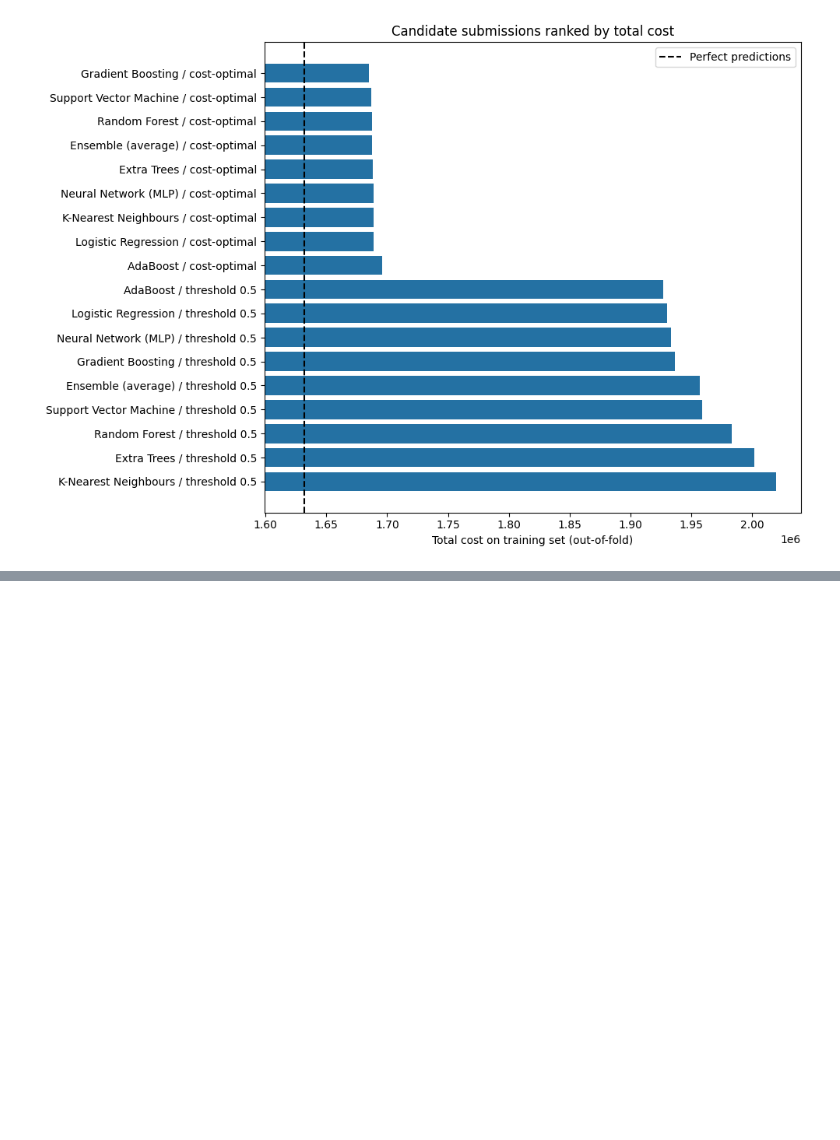
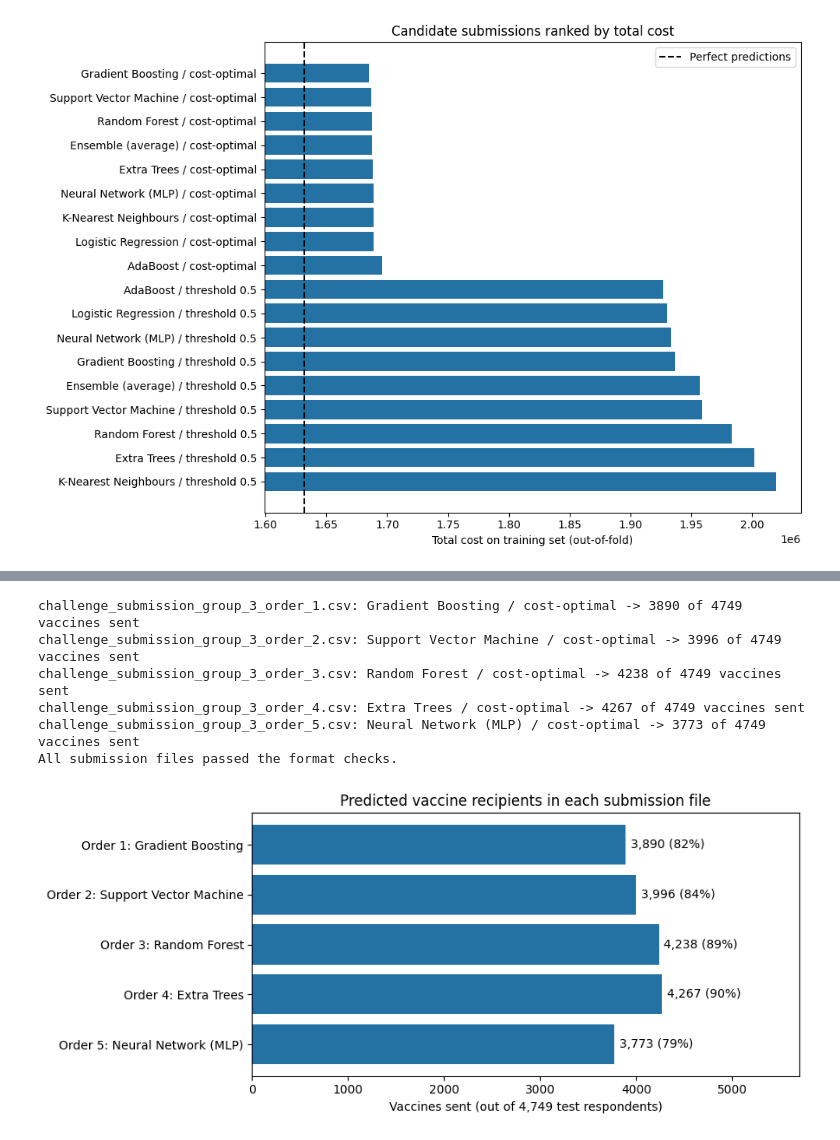
Before and after one commit to UH-HACKATHON-TEAMN/Hackathon-Town-C, a Jupyter notebook: lokesh.ipynb, the cells around one changed output, grey strips where cells are left out. Drawn from its saved outputs; the diff is of its cells as text; code cells hidden in the pictures; blank space fills up the shorter version.

```diff
--- a/lokesh.ipynb
+++ b/lokesh.ipynb
@@ -755,0 +760,68 @@ plt.show()
+# %%
+# ==========================================
+# 7. SUBMISSION FILES
+# ==========================================
+
+GROUP_NUMBER = 3   # <<< check this is your group number
+
+# Refit every tuned model on the full training data
+final_models = {name: clone(model).fit(X, y) for name, model in best_models.items()}
+
+test_proba = {name: m.predict_proba(X_test)[:, 1] for name, m in final_models.items()}
+test_proba["Ensemble (average)"] = np.mean(
+    [test_proba[n] for n in final_models], axis=0
+)
+
+# One submission per model: the five cheapest models, each with its cheaper decision rule
+top5 = (cost_df[cost_df["Model"].isin(final_models)]
+        .drop_duplicates("Model")      # cost_df is sorted, so this keeps the cheapest
+        .head(5)
+        .reset_index(drop=True))
+top5.index += 1
+display(top5.round(3))
+
+submission_files = []
+
+for rank, row in top5.iterrows():
+    proba = test_proba[row["Model"]]
+    if row["Decision rule"] == "cost-optimal":
+        pred = cost_optimal_predictions(X_test, proba)
+    else:
+        pred = (proba >= 0.5).astype(int)
+
+    submission = pd.DataFrame({
+        "respondent_id": test_ids,
+        "covid_vaccine": pred
+    })
+    filename = f"challenge_submission_group_{GROUP_NUMBER}_order_{rank}.csv"
+    submission.to_csv(filename, index=False)
+    submission_files.append(filename)
+    print(f"{filename}: {row['Model']} / {row['Decision rule']}"
+          f" -> {int(pred.sum())} of {len(pred)} vaccines sent")
+
+# Sanity checks
+for f in submission_files:
+    s = pd.read_csv(f)
+    assert list(s.columns) == ["respondent_id", "covid_vaccine"]
+    assert len(s) == len(test_df) and s["respondent_id"].is_unique
+    assert s["covid_vaccine"].isin([0, 1]).all()
+print("All submission files passed the format checks.")
+
+# How many vaccines each submission sends
+sent = pd.Series(
+    {f"Order {r}: {row['Model']}": pd.read_csv(f)["covid_vaccine"].sum()
+     for (r, row), f in zip(top5.iterrows(), submission_files)}
+)
+plt.figure(figsize=(9, 4))
+bars = plt.barh(sent.index[::-1], sent.values[::-1], color="#2471a3")
+plt.bar_label(bars, labels=[f"{v:,} ({v / len(test_df):.0%})" for v in sent.values[::-1]], padding=4)
+plt.xlim(0, len(test_df) * 1.2)
+plt.xlabel(f"Vaccines sent (out of {len(test_df):,} test respondents)")
+plt.title("Predicted vaccine recipients in each submission file")
+plt.tight_layout()
+plt.show()
+
+# Download from Colab
+for f in submission_files:
+    files.download(f)
+# %% [output]
@@ -755,0 +834,7 @@ plt.show()
+challenge_submission_group_3_order_1.csv: Gradient Boosting / cost-optimal -> 3890 of 4749 vaccines sent
+challenge_submission_group_3_order_2.csv: Support Vector Machine / cost-optimal -> 3996 of 4749 vaccines sent
+challenge_submission_group_3_order_3.csv: Random Forest / cost-optimal -> 4238 of 4749 vaccines sent
+challenge_submission_group_3_order_4.csv: Extra Trees / cost-optimal -> 4267 of 4749 vaccines sent
+challenge_submission_group_3_order_5.csv: Neural Network (MLP) / cost-optimal -> 3773 of 4749 vaccines sent
+All submission files passed the format checks.
+[figure, added]
```
Also changed, not shown: parts of 2 cells of this notebook.
